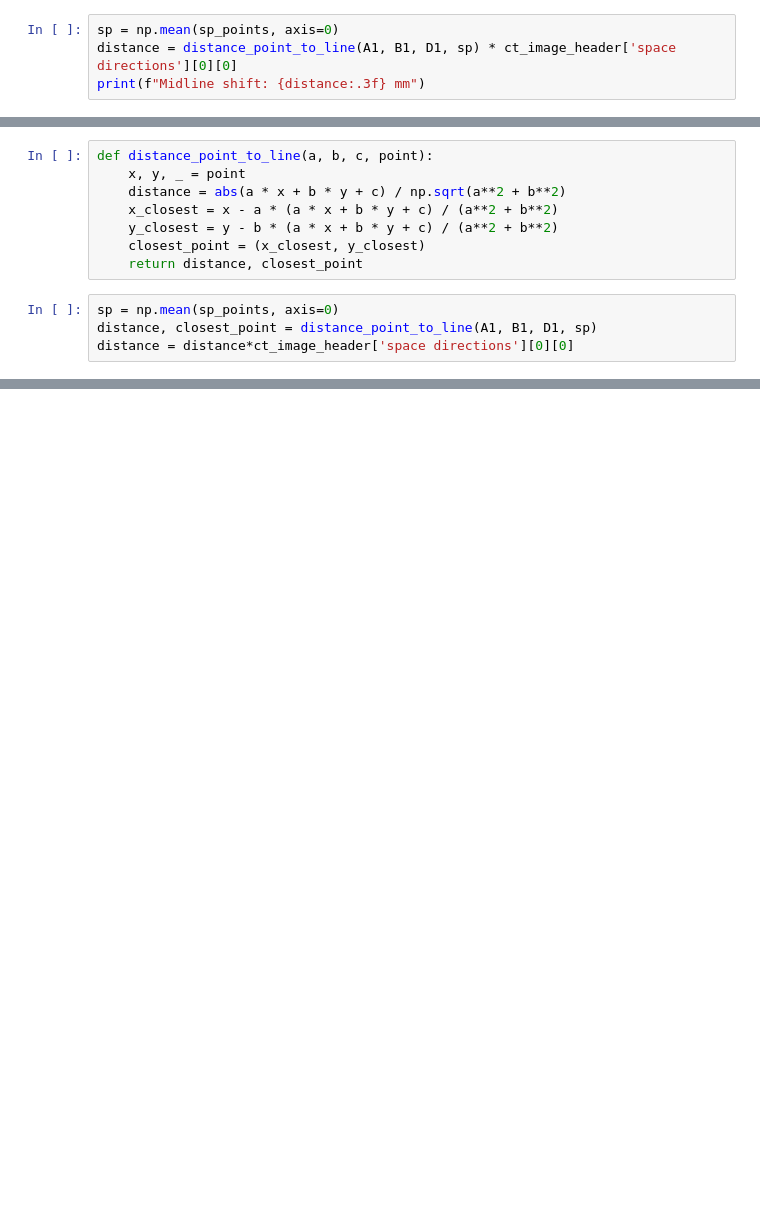
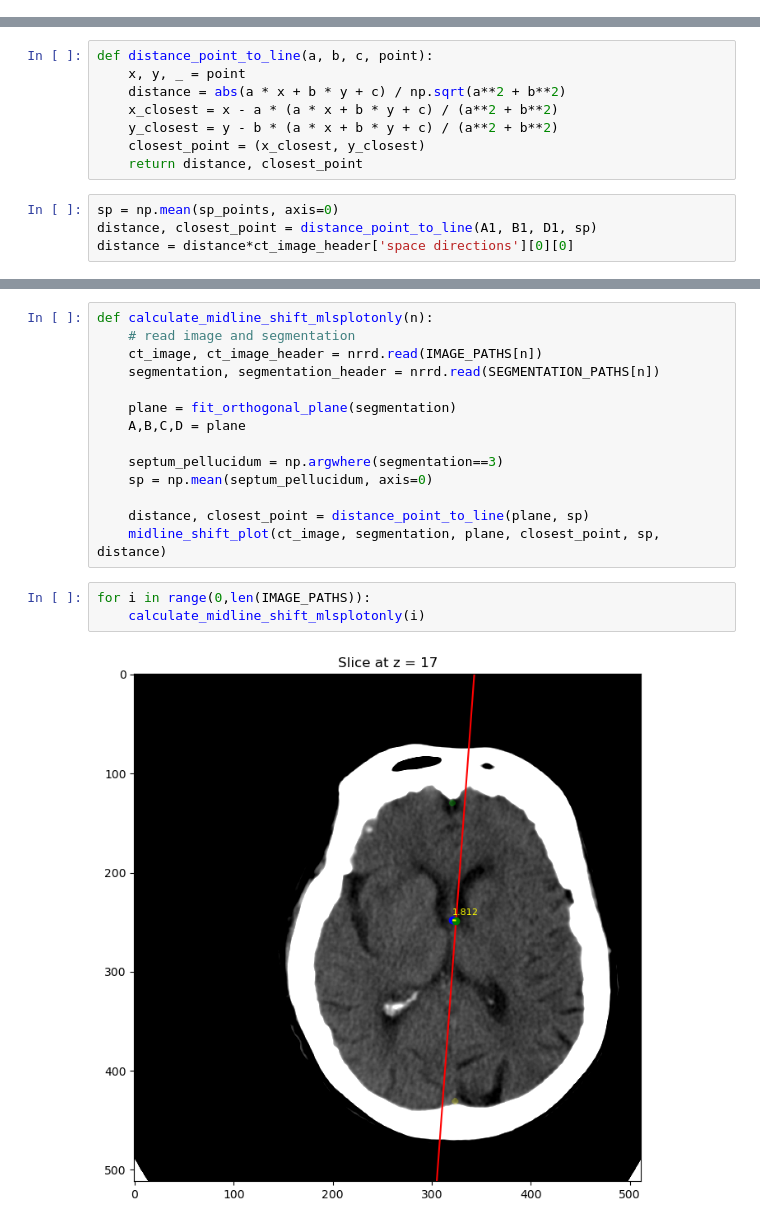
Before and after one commit to maxime-cinqmars/mls, a Jupyter notebook: mls_postprocess.ipynb, the cells around one changed output, grey strips where cells are left out. Cells and saved outputs as stored; diff of their text form; blank space fills up the shorter version.

```diff
--- a/mls_postprocess.ipynb
+++ b/mls_postprocess.ipynb
@@ -171,4 +103,0 @@ def distance_point_to_line(a, b, c, point):
-# %%
-sp = np.mean(sp_points, axis=0)
-distance = distance_point_to_line(A1, B1, D1, sp) * ct_image_header['space directions'][0][0]
-print(f"Midline shift: {distance:.3f} mm")
@@ -228,0 +170,19 @@ plot_slice_and_distance(ct_image, plane1, sp, closest_point)
+# %%
+def calculate_midline_shift_mlsplotonly(n):
+    # read image and segmentation
+    ct_image, ct_image_header = nrrd.read(IMAGE_PATHS[n])
+    segmentation, segmentation_header = nrrd.read(SEGMENTATION_PATHS[n])
+
+    plane = fit_orthogonal_plane(segmentation)
+    A,B,C,D = plane
+
+    septum_pellucidum = np.argwhere(segmentation==3)
+    sp = np.mean(septum_pellucidum, axis=0)
+
+    distance, closest_point = distance_point_to_line(plane, sp)
+    midline_shift_plot(ct_image, segmentation, plane, closest_point, sp, distance)
+# %%
+for i in range(0,len(IMAGE_PATHS)):
+    calculate_midline_shift_mlsplotonly(i)
+# %% [output]
+[figure, added]
```
Also changed, not shown: parts of 45 cells of this notebook.
